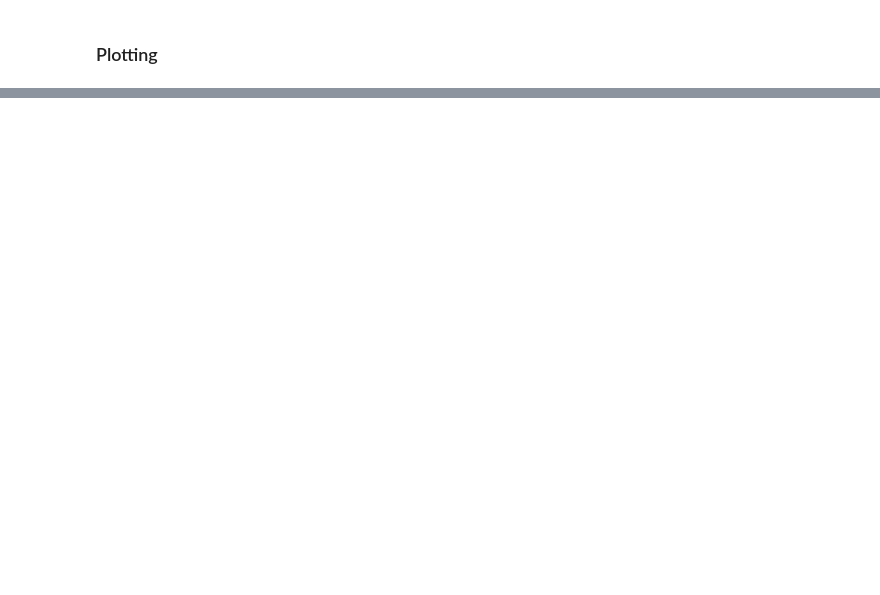
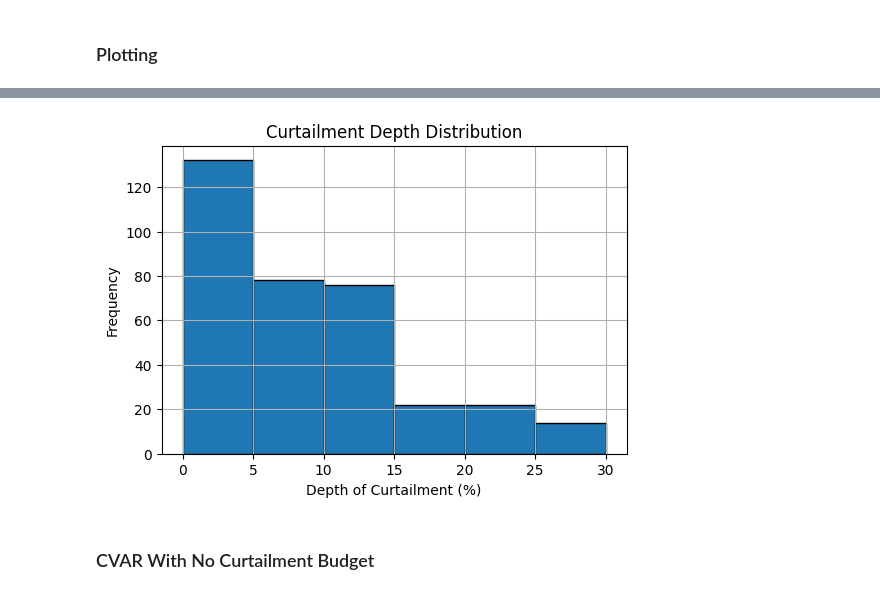
Before and after one commit to gcsarker/dynamic_hosting, a Jupyter notebook: main_radial.ipynb, the cells around one changed output, grey strips where cells are left out. Saved outputs shown, nothing was run; the diff lists cells and outputs as text; code cells hidden in the pictures; blank space fills up the shorter version.

```diff
--- a/main_radial.ipynb
+++ b/main_radial.ipynb
@@ -112,10 +112,3 @@ bus_load = bus_load.fillna(0)
 
 # Forcing all the buses to  exist even if they have no load
 bus_load = bus_load.reindex(columns=buses, fill_value=0.0)
-# %%
-## Bus load Preprocessing
-
-bus_load = bus_load / 0.25
-
-S_base = 5000 # 5000 kw / 5MW feeder rating.
-bus_load = bus_load / S_base
@@ -121,0 +142,12 @@ bus_load = bus_load / S_base
+# %%
+scale_voltage = (1.0 - 0.95) / (1.0 - vmin_actual)
+bus_load_pu = bus_load_pu * scale_voltage
+
+v_base = 1.0 - 2.0 * (bus_load_pu.to_numpy() @ Z.T)
+vmin_actual = v_base.min()
+
+print("Applied voltage scaling factor:", scale_voltage)
+print("Minimum baseline voltage after scaling:", vmin_actual)
+
+# Further 20% down
+bus_load_pu = 0.8 * bus_load_pu
@@ -130,7 +165,7 @@ def dynamic_hosting_capacity_network(
     p0_bar,              # transformer limit
     v0=1.0,
     vmin=0.95,
-    pf=0.9,
+    pf=0.97,
 ):
     T, n = load_bus_t.shape
 
@@ -196,7 +231,7 @@ v0 = 1.0
 vmin = 0.95
 
 C_res, C_dyn = dynamic_hosting_capacity_network(
-    load_bus_t=bus_load.to_numpy(),
+    load_bus_t=bus_load_pu.to_numpy(),
     R=R,
     X=X,
     lhat_new=lhat,
@@ -257,0 +328,18 @@ plt.show()
+# %%
+C_star_max= sorted_vals[K_max]
+critical_idx = sorted_idx[:K_max]
+
+u_needed = C_star_max * lhat[critical_idx] - C_res[critical_idx]
+depth_pct = 100 * u_needed / C_star_max
+
+plt.figure(figsize=(6, 4))
+plt.hist(depth_pct, bins=np.arange(0, 31, 5), edgecolor='black')
+plt.xlabel("Depth of Curtailment (%)")
+plt.ylabel("Frequency")
+plt.title("Curtailment Depth Distribution")
+plt.grid(True)
+plt.show()
+# %% [output]
+[figure, added]
+# %% [markdown]
+### CVAR With No Curtailment Budget
```
Also changed, not shown: parts of 10 cells of this notebook.
